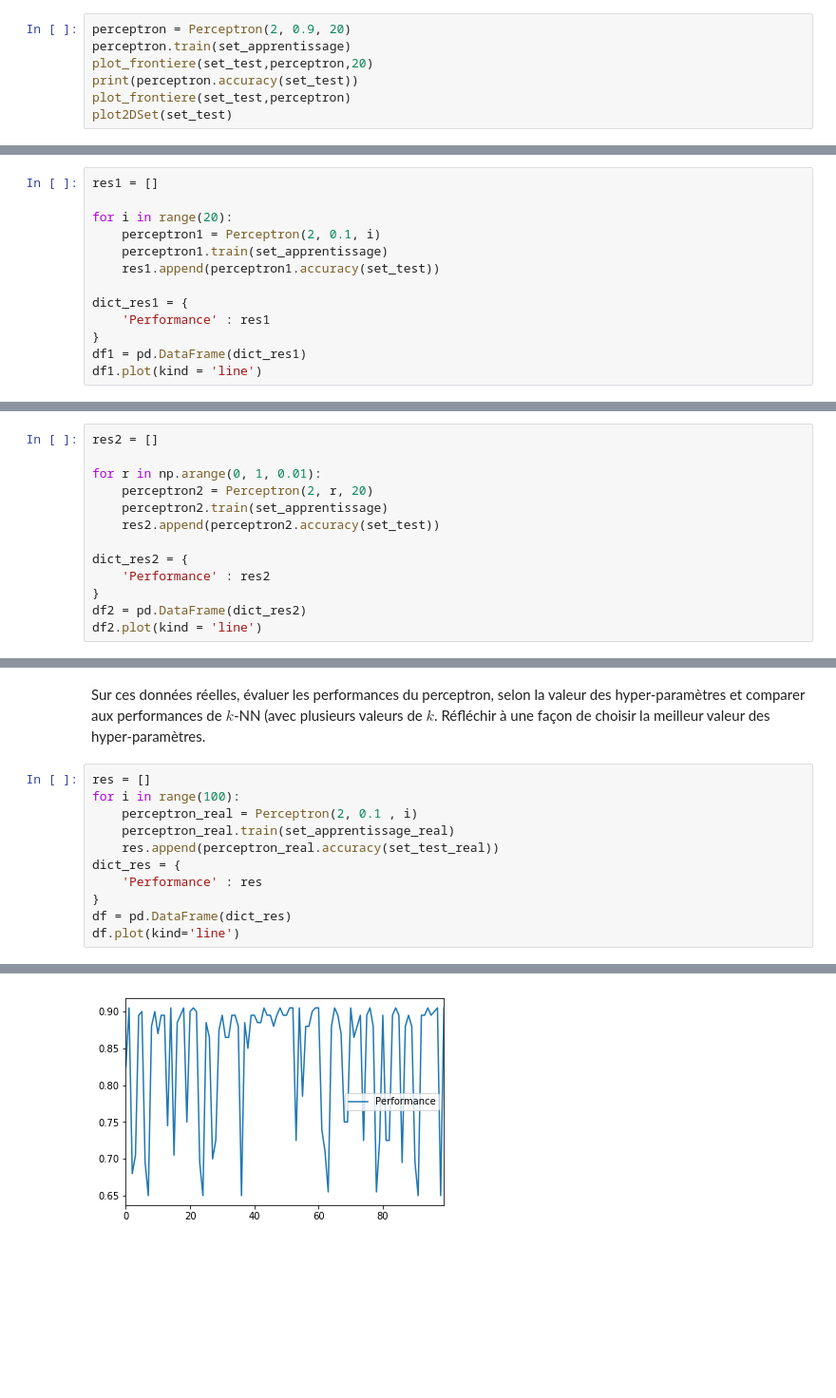
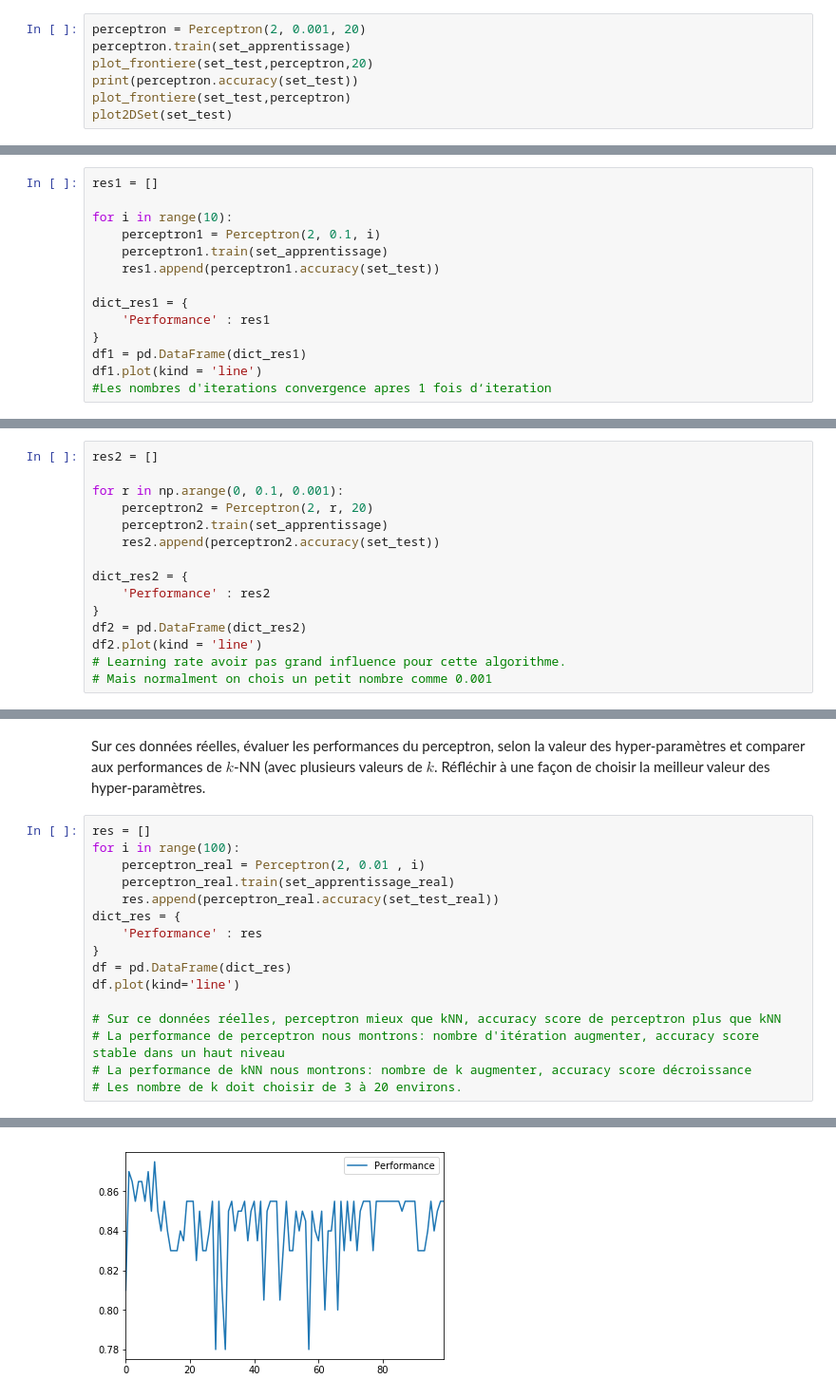
Before and after one commit to menglingshu/PythonExercice, a Jupyter notebook: tp3.ipynb, the cells around one changed output, grey strips where cells are left out. Shown at 95% size. Drawn from its saved outputs; the diff is of its cells as text; blank space fills up the shorter version.

```diff
--- a/tp3.ipynb
+++ b/tp3.ipynb
@@ -265,5 +265,5 @@ plot2DSet(set_test)
 # %%
-perceptron = Perceptron(2, 0.9, 20)
+perceptron = Perceptron(2, 0.001, 20)
 perceptron.train(set_apprentissage)
 plot_frontiere(set_test,perceptron,20)
 print(perceptron.accuracy(set_test))
@@ -277,7 +277,7 @@ Tracer des courbes indiquant les performances en fonction des hyper-paramètres.
 # %%
 res1 = []
 
-for i in range(20):
+for i in range(10):
     perceptron1 = Perceptron(2, 0.1, i)
     perceptron1.train(set_apprentissage)
     res1.append(perceptron1.accuracy(set_test))
@@ -287,5 +287,6 @@ dict_res1 = {
 }
 df1 = pd.DataFrame(dict_res1)
 df1.plot(kind = 'line')
+#Les nombres d'iterations convergence apres 1 fois d‘iteration
 # %% [output]
 <matplotlib.axes._subplots.AxesSubplot at 0x...>
@@ -293,7 +294,7 @@ df1.plot(kind = 'line')
 # %%
 res2 = []
 
-for r in np.arange(0, 1, 0.01):
+for r in np.arange(0, 0.1, 0.001):
     perceptron2 = Perceptron(2, r, 20)
     perceptron2.train(set_apprentissage)
     res2.append(perceptron2.accuracy(set_test))
@@ -303,5 +304,7 @@ dict_res2 = {
 }
 df2 = pd.DataFrame(dict_res2)
 df2.plot(kind = 'line')
+# Learning rate avoir pas grand influence pour cette algorithme.
+# Mais normalment on chois un petit nombre comme 0.001
 # %% [output]
 <matplotlib.axes._subplots.AxesSubplot at 0x...>
@@ -368,14 +371,19 @@ Sur ces données réelles, évaluer les performances du perceptron, selon la val
 # %%
 res = []
 for i in range(100):
-    perceptron_real = Perceptron(2, 0.1 , i)
+    perceptron_real = Perceptron(2, 0.01 , i)
     perceptron_real.train(set_apprentissage_real)
     res.append(perceptron_real.accuracy(set_test_real))
 dict_res = {
     'Performance' : res
 }
 df = pd.DataFrame(dict_res)
 df.plot(kind='line')
+
+# Sur ce données réelles, perceptron mieux que kNN, accuracy score de perceptron plus que kNN
+# La performance de perceptron nous montrons: nombre d'itération augmenter, accuracy score stable dans un haut niveau
+# La performance de kNN nous montrons: nombre de k augmenter, accuracy score décroissance
+# Les nombre de k doit choisir de 3 à 20 environs.
 # %% [output]
 <matplotlib.axes._subplots.AxesSubplot at 0x...>
-[figure, old version]
+[figure, new version]
```
Also changed, not shown: parts of 10 cells of this notebook.
